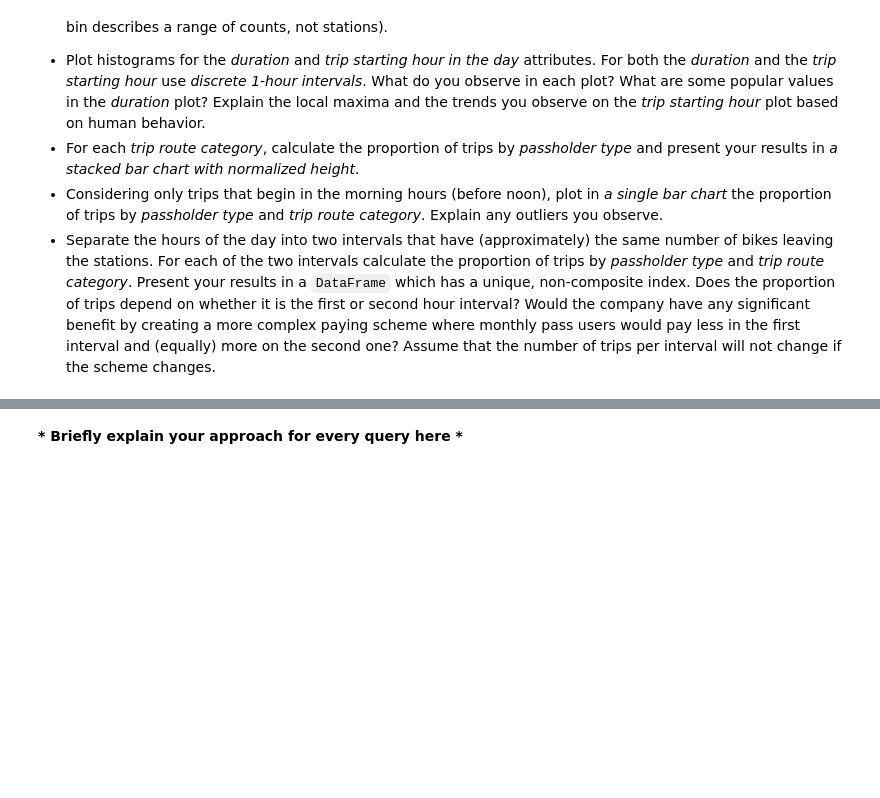
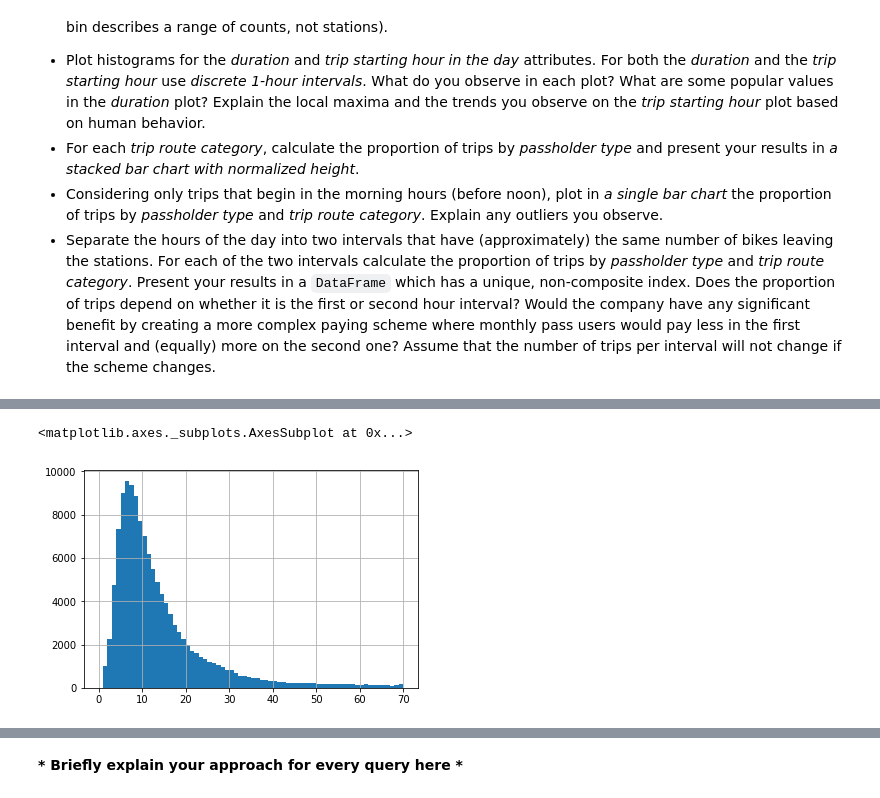
Before and after one commit to emmwel/ADAeda, a Jupyter notebook: David-code/Exercise 1.ipynb, the cells around one changed output, grey strips where cells are left out. Saved outputs shown, nothing was run; the diff lists cells and outputs as text; code cells hidden in the pictures; blank space fills up the shorter version.

```diff
--- a/David-code/Exercise 1.ipynb
+++ b/David-code/Exercise 1.ipynb
@@ -375,0 +401,21 @@ Answer the following queries using the functionality of `Pandas`.
+# %%
+# Task B3.2
+
+# Plot histograms for the duration and trip starting hour in the day attributes.
+# For both the duration and the trip starting hour use discrete 1-hour intervals.
+# What do you observe in each plot? What are some popular values in the duration plot?
+# Explain the local maxima and the trends you observe on the trip starting hour plot based on human behavior.
+
+# Pick out duration and divide by 60 since the durations are given in minutes.
+duration = df['Duration']/60
+
+# Plot up to 70 hours. There are longer durations as well, but they are few, so the shape of the plot is the same.
+duration.hist(bins=70, range=(0,70))
+
+# In this plot we can see that popular values of the duration are around 6-10 hours, with the
+# local maxima at around 8 hours.
+# This can be explained by that people use the bikes to commute to work, staying at work for around 6-8 hours
+# and then goes back with the bike.
+# %% [output]
+<matplotlib.axes._subplots.AxesSubplot at 0x...>
+[figure, added]
```
Also changed, not shown: parts of 8 cells of this notebook.
